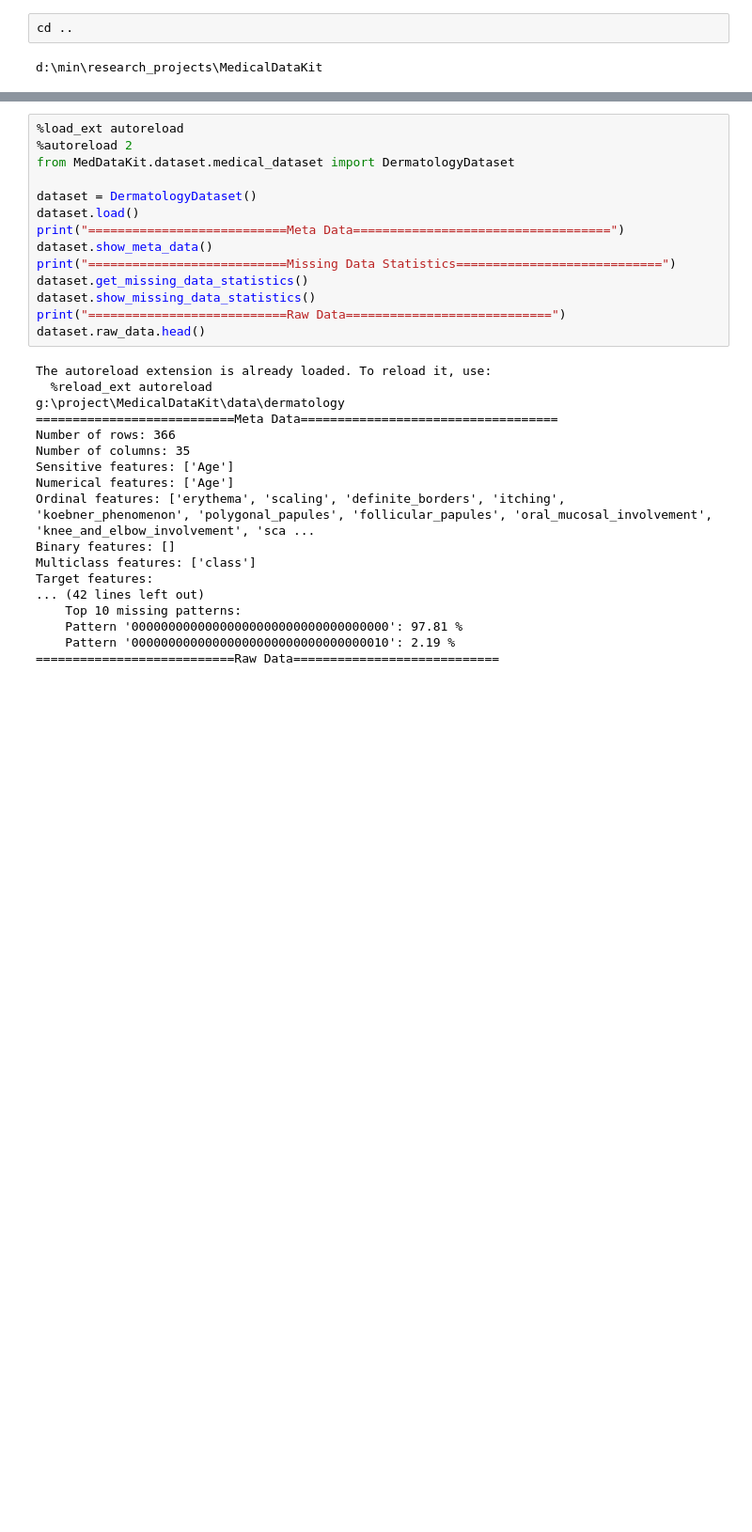
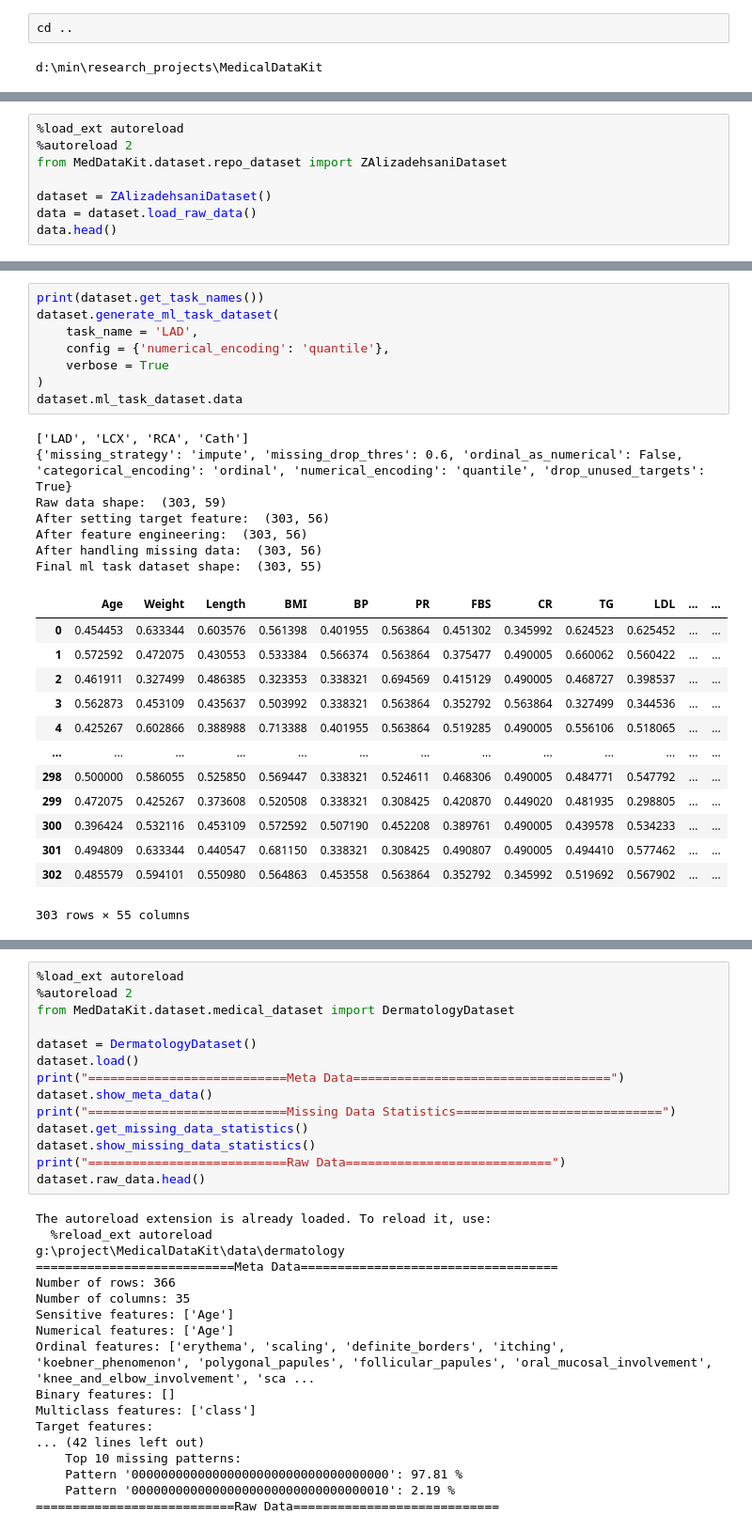
Before and after one commit to sitaomin1994/MedicalDataKit, a Jupyter notebook: notebook/data_fetch.ipynb, the cells around one changed output, grey strips where cells are left out. Shown: that part at 94% size. Saved outputs shown, nothing was run; the diff lists cells and outputs as text; blank space fills up the shorter version.

Commit message:
refactoring the design and add 7 datasets from uci and kaggle

```diff
--- a/notebook/data_fetch.ipynb
+++ b/notebook/data_fetch.ipynb
@@ -6,0 +165,8 @@ import numpy as np
+# %%
+%load_ext autoreload
+%autoreload 2
+from MedDataKit.dataset.repo_dataset import ZAlizadehsaniDataset
+
+dataset = ZAlizadehsaniDataset()
+data = dataset.load_raw_data()
+data.head()
@@ -6,0 +203,29 @@ import numpy as np
+# %%
+print(dataset.get_task_names())
+dataset.generate_ml_task_dataset(
+    task_name = 'LAD',
+    config = {'numerical_encoding': 'quantile'},
+    verbose = True
+)
+dataset.ml_task_dataset.data
+# %% [output]
+['LAD', 'LCX', 'RCA', 'Cath']
+{'missing_strategy': 'impute', 'missing_drop_thres': 0.6, 'ordinal_as_numerical': False, 'categorical_encoding': 'ordinal', 'numerical_encoding': 'quantile', 'drop_unused_targets': True}
+Raw data shape:  (303, 59)
+After setting target feature:  (303, 56)
+After feature engineering:  (303, 56)
+After handling missing data:  (303, 56)
+Final ml task dataset shape:  (303, 55)
+|  | Age | Weight | Length | BMI | BP | PR | FBS | CR | TG | LDL | ... | ... |
+| 0 | 0.454453 | 0.633344 | 0.603576 | 0.561398 | 0.401955 | 0.563864 | 0.451302 | 0.345992 | 0.624523 | 0.625452 | ... | ... |
+| 1 | 0.572592 | 0.472075 | 0.430553 | 0.533384 | 0.566374 | 0.563864 | 0.375477 | 0.490005 | 0.660062 | 0.560422 | ... | ... |
+| 2 | 0.461911 | 0.327499 | 0.486385 | 0.323353 | 0.338321 | 0.694569 | 0.415129 | 0.490005 | 0.468727 | 0.398537 | ... | ... |
+| 3 | 0.562873 | 0.453109 | 0.435637 | 0.503992 | 0.338321 | 0.563864 | 0.352792 | 0.563864 | 0.327499 | 0.344536 | ... | ... |
+| 4 | 0.425267 | 0.602866 | 0.388988 | 0.713388 | 0.401955 | 0.563864 | 0.519285 | 0.490005 | 0.556106 | 0.518065 | ... | ... |
+| ... | ... | ... | ... | ... | ... | ... | ... | ... | ... | ... | ... | ... |
+| 298 | 0.500000 | 0.586055 | 0.525850 | 0.569447 | 0.338321 | 0.524611 | 0.468306 | 0.490005 | 0.484771 | 0.547792 | ... | ... |
+| 299 | 0.472075 | 0.425267 | 0.373608 | 0.520508 | 0.338321 | 0.308425 | 0.420870 | 0.449020 | 0.481935 | 0.298805 | ... | ... |
+| 300 | 0.396424 | 0.532116 | 0.453109 | 0.572592 | 0.507190 | 0.452208 | 0.389761 | 0.490005 | 0.439578 | 0.534233 | ... | ... |
+| 301 | 0.494809 | 0.633344 | 0.440547 | 0.681150 | 0.338321 | 0.308425 | 0.490807 | 0.490005 | 0.494410 | 0.577462 | ... | ... |
+| 302 | 0.485579 | 0.594101 | 0.550980 | 0.564863 | 0.453558 | 0.563864 | 0.352792 | 0.345992 | 0.519692 | 0.567902 | ... | ... |
+303 rows × 55 columns
```
Also changed, not shown: parts of 36 cells of this notebook, 11 other files.
